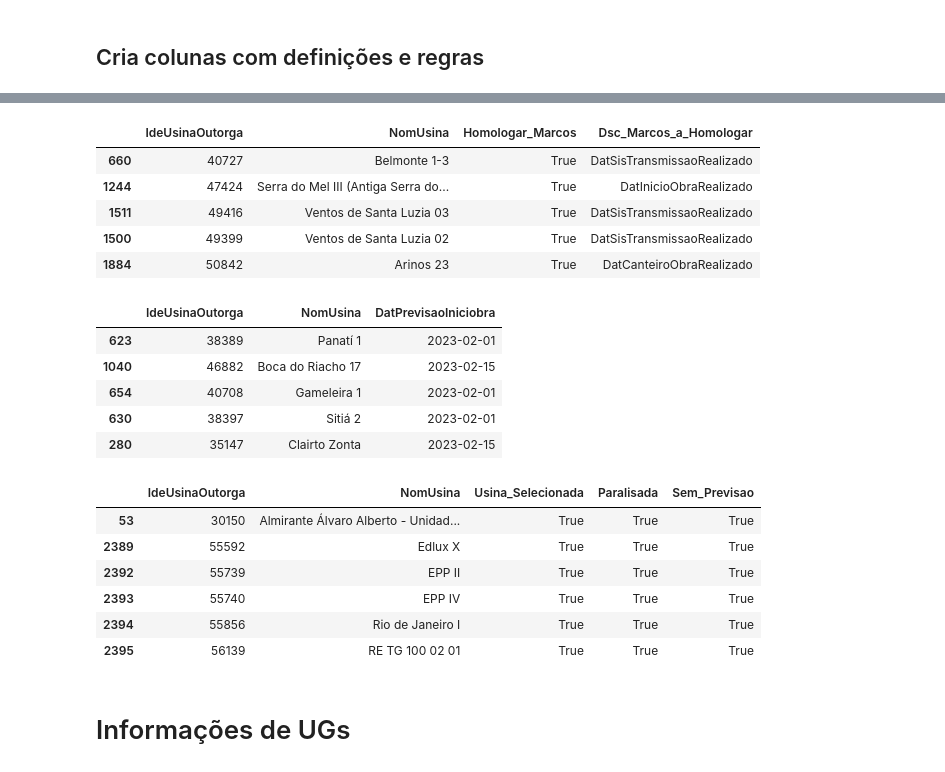
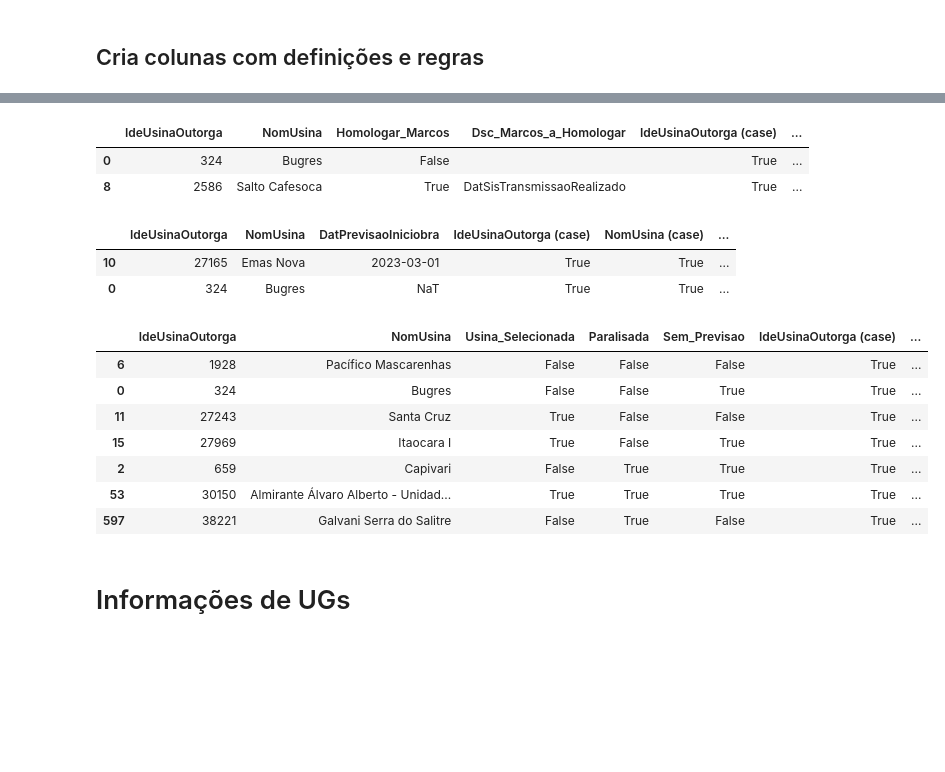
Before and after one commit to Vinicius667/Previsor, a Jupyter notebook: App/Previsor_teste3.ipynb, the cells around one changed output, grey strips where cells are left out. Saved outputs shown, nothing was run; the diff lists cells and outputs as text; code cells hidden in the pictures; blank space fills up the shorter version.

```diff
--- a/App/Previsor_teste3.ipynb
+++ b/App/Previsor_teste3.ipynb
@@ -7,8 +7,8 @@ import glob
 import pandas as pd
 import numpy as np
 ### end_imports ###
-pd.set_option('display.max_rows', 100)
-pd.set_option('display.max_columns', 100)
+pd.set_option('display.max_rows', 500)
+pd.set_option('display.max_columns', 500)
 
 ### start_miscellaneous ###
 from datetime import date,datetime,timedelta
@@ -329,49 +342,48 @@ for marco_monitoramento, marco_rapeel in dict_marcos_homologar.items():
     df_usina.loc[mask,'Dsc_Marcos_a_Homologar'] += f'{marco_monitoramento}, '
 
 df_usina.Dsc_Marcos_a_Homologar = df_usina.Dsc_Marcos_a_Homologar.str.slice(0,-2)
-display(df_usina[df_usina.Homologar_Marcos][["IdeUsinaOutorga",'NomUsina'] + ['Homologar_Marcos','Dsc_Marcos_a_Homologar']].sample(5))
+
+cols = ["IdeUsinaOutorga",'NomUsina'] + ['Homologar_Marcos','Dsc_Marcos_a_Homologar']
+display(show_cases(df_usina,cols))
 # %% [output]
-|  | IdeUsinaOutorga | NomUsina | Homologar_Marcos | Dsc_Marcos_a_Homologar |
-| 660 | 40727 | Belmonte 1-3 | True | DatSisTransmissaoRealizado |
-| 1244 | 47424 | Serra do Mel III (Antiga Serra do... | True | DatInicioObraRealizado |
-| 1511 | 49416 | Ventos de Santa Luzia 03 | True | DatSisTransmissaoRealizado |
-| 1500 | 49399 | Ventos de Santa Luzia 02 | True | DatSisTransmissaoRealizado |
-| 1884 | 50842 | Arinos 23 | True | DatCanteiroObraRealizado |
+|  | IdeUsinaOutorga | NomUsina | Homologar_Marcos | Dsc_Marcos_a_Homologar | IdeUsinaOutorga (case) | ... |
+| 0 | 324 | Bugres | False |  | True | ... |
+| 8 | 2586 | Salto Cafesoca | True | DatSisTransmissaoRealizado | True | ... |
 # %%
 df_usina['Revisar_IO'] =  np.select(
  [(df_usina.DatPrevisaoIniciobra < (hoje + pd.Timedelta(15,"D"))) |
  (df_usina.prev_IO > df_usina.DatPrevisaoIniciobra)],
  [True],
  default = False)
-display(df_usina[df_usina.Revisar_IO][['IdeUsinaOutorga', 'NomUsina','DatPrevisaoIniciobra']].sample(5))
+cols = ['IdeUsinaOutorga', 'NomUsina','DatPrevisaoIniciobra']
+display(show_cases(df_usina,cols))
 # %% [output]
-|  | IdeUsinaOutorga | NomUsina | DatPrevisaoIniciobra |
-| 623 | 38389 | Panatí 1 | 2023-02-01 |
-| 1040 | 46882 | Boca do Riacho 17 | 2023-02-15 |
-| 654 | 40708 | Gameleira 1 | 2023-02-01 |
-| 630 | 38397 | Sitiá 2 | 2023-02-01 |
-| 280 | 35147 | Clairto Zonta | 2023-02-15 |
+|  | IdeUsinaOutorga | NomUsina | DatPrevisaoIniciobra | IdeUsinaOutorga (case) | NomUsina (case) | ... |
+| 10 | 27165 | Emas Nova | 2023-03-01 | True | True | ... |
+| 0 | 324 | Bugres | NaT | True | True | ... |
 # %%
 usinas_selecionadas = read_file("./usinas_selecionadas.txt").split(",")
 usinas_selecionadas = [int(num) for num in usinas_selecionadas]
 df_usina["Usina_Selecionada"] = False
 df_usina.loc[df_usina.IdeUsinaOutorga.isin(usinas_selecionadas),'Usina_Selecionada'] = True
 
 df_usina['Paralisada'] = False
 df_usina.loc[df_usina.IdcObraParalisada=="Sim",'Paralisada'] = True
 
 df_usina['Sem_Previsao'] = False
 df_usina.loc[df_usina.IdcSemPrevisao=="Sim",'Sem_Previsao'] = True
 
-display(df_usina.loc[df_usina.Usina_Selecionada & df_usina.Paralisada,['IdeUsinaOutorga', 'NomUsina','Usina_Selecionada','Paralisada','Sem_Previsao']])
+cols = ['IdeUsinaOutorga', 'NomUsina','Usina_Selecionada','Paralisada','Sem_Previsao']
+display(show_cases(df_usina,cols))
 # %% [output]
-|  | IdeUsinaOutorga | NomUsina | Usina_Selecionada | Paralisada | Sem_Previsao |
-| 53 | 30150 | Almirante Álvaro Alberto - Unidad... | True | True | True |
-| 2389 | 55592 | Edlux X | True | True | True |
-| 2392 | 55739 | EPP II | True | True | True |
-| 2393 | 55740 | EPP IV | True | True | True |
-| 2394 | 55856 | Rio de Janeiro I | True | True | True |
-| 2395 | 56139 | RE TG 100 02 01 | True | True | True |
+|  | IdeUsinaOutorga | NomUsina | Usina_Selecionada | Paralisada | Sem_Previsao | IdeUsinaOutorga (case) | ... |
+| 6 | 1928 | Pacífico Mascarenhas | False | False | False | True | ... |
+| 0 | 324 | Bugres | False | False | True | True | ... |
+| 11 | 27243 | Santa Cruz | True | False | False | True | ... |
+| 15 | 27969 | Itaocara I | True | False | True | True | ... |
+| 2 | 659 | Capivari | False | True | True | True | ... |
+| 53 | 30150 | Almirante Álvaro Alberto - Unidad... | True | True | True | True | ... |
+| 597 | 38221 | Galvani Serra do Salitre | False | True | False | True | ... |
 # %% [markdown]
 # Informações de UGs
 # %% [markdown]
```
Also changed, not shown: parts of 17 cells of this notebook, 4 other files.
